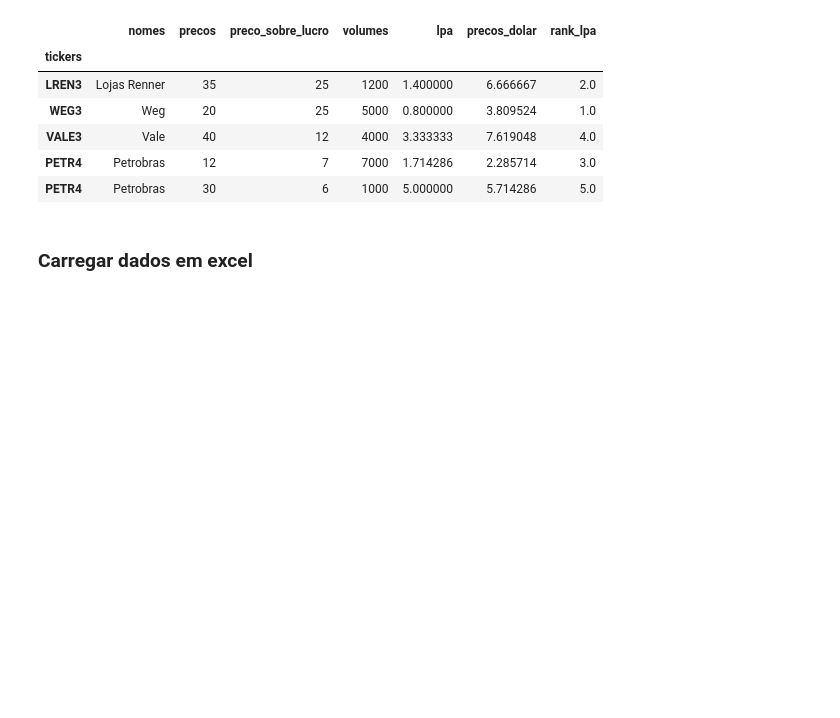
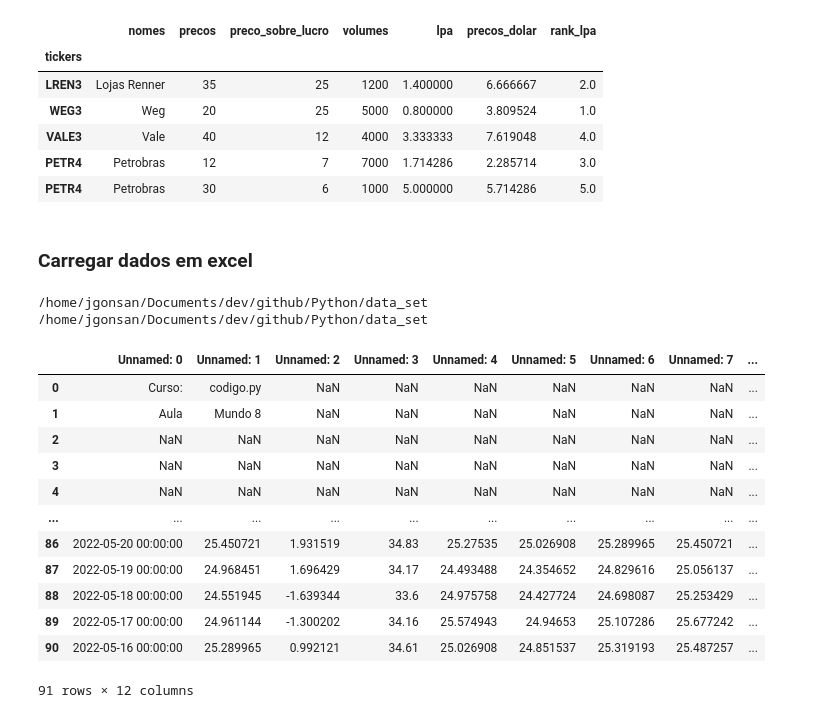
Before and after one commit to Jgonsan/Python, a Jupyter notebook: Pandas.ipynb, the cells around one changed output. Cells and saved outputs as stored; diff of their text form; code cells hidden in the pictures; blank space fills up the shorter version.

Commit message:
atualizacao

```diff
--- a/Pandas.ipynb
+++ b/Pandas.ipynb
@@ -1151,0 +1155,32 @@ df_info_empresas
+# %%
+#Configuração do caminho do arquivo
+
+#Verificando o diretório atual
+diretorio_atual = os.getcwd()
+print(diretorio_atual)
+
+#Mudando o diretório
+os.chdir('/home/jgonsan/Documents/dev/github/Python/data_set')
+diretorio_atual = os.getcwd()
+print(diretorio_atual)
+# %% [output]
+/home/jgonsan/Documents/dev/github/Python/data_set
+/home/jgonsan/Documents/dev/github/Python/data_set
+# %%
+#Carregando os dados da petrobras
+dados_petrobras = pd.read_excel('dados_petro.xlsx')
+dados_petrobras
+# %% [output]
+|  | Unnamed: 0 | Unnamed: 1 | Unnamed: 2 | Unnamed: 3 | Unnamed: 4 | Unnamed: 5 | Unnamed: 6 | Unnamed: 7 | ... |
+| 0 | Curso: | codigo.py | NaN | NaN | NaN | NaN | NaN | NaN | ... |
+| 1 | Aula | Mundo 8 | NaN | NaN | NaN | NaN | NaN | NaN | ... |
+| 2 | NaN | NaN | NaN | NaN | NaN | NaN | NaN | NaN | ... |
+| 3 | NaN | NaN | NaN | NaN | NaN | NaN | NaN | NaN | ... |
+| 4 | NaN | NaN | NaN | NaN | NaN | NaN | NaN | NaN | ... |
+| ... | ... | ... | ... | ... | ... | ... | ... | ... | ... |
+| 86 | 2022-05-20 00:00:00 | 25.450721 | 1.931519 | 34.83 | 25.27535 | 25.026908 | 25.289965 | 25.450721 | ... |
+| 87 | 2022-05-19 00:00:00 | 24.968451 | 1.696429 | 34.17 | 24.493488 | 24.354652 | 24.829616 | 25.056137 | ... |
+| 88 | 2022-05-18 00:00:00 | 24.551945 | -1.639344 | 33.6 | 24.975758 | 24.427724 | 24.698087 | 25.253429 | ... |
+| 89 | 2022-05-17 00:00:00 | 24.961144 | -1.300202 | 34.16 | 25.574943 | 24.94653 | 25.107286 | 25.677242 | ... |
+| 90 | 2022-05-16 00:00:00 | 25.289965 | 0.992121 | 34.61 | 25.026908 | 24.851537 | 25.319193 | 25.487257 | ... |
+91 rows × 12 columns
```
Also changed, not shown: parts of 9 cells of this notebook, 1 other file.
